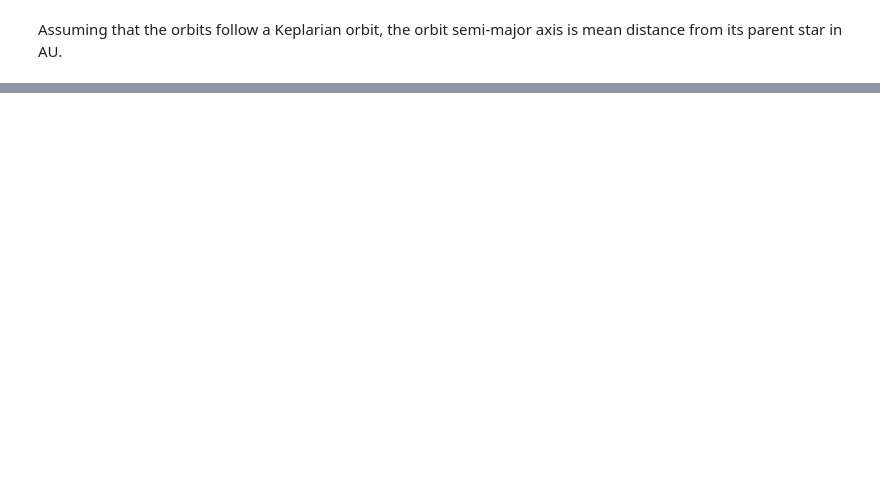
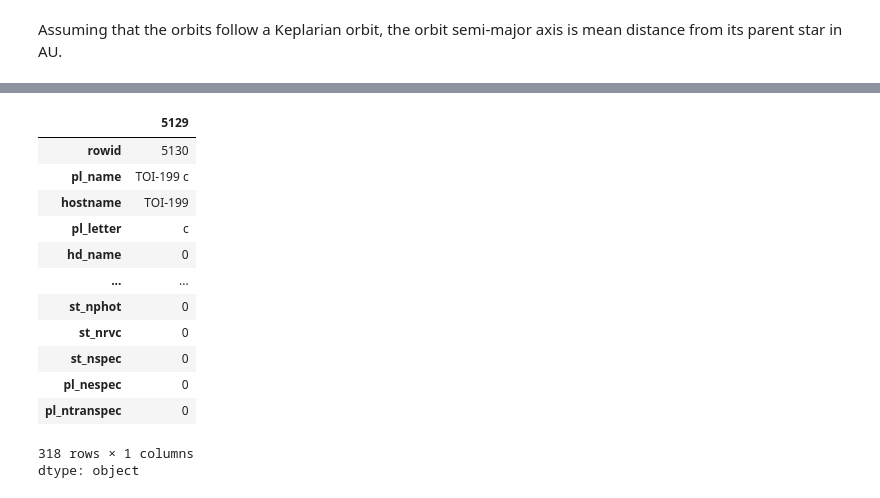
Before and after one commit to liamhall64/Habitable-Exomoons-2, a Jupyter notebook: Exomoon_Code_MK2_Cold_Gas_Giants.ipynb, the cells around one changed output, grey strips where cells are left out. Drawn from its saved outputs; the diff is of its cells as text; code cells hidden in the pictures; blank space fills up the shorter version.

```diff
--- a/Exomoon_Code_MK2_Cold_Gas_Giants.ipynb
+++ b/Exomoon_Code_MK2_Cold_Gas_Giants.ipynb
@@ -182,0 +194,18 @@ len(test)
+# %%
+TOI199c = archive.loc[5129]
+TOI199c
+# %% [output]
+|  | 5129 |
+| rowid | 5130 |
+| pl_name | TOI-199 c |
+| hostname | TOI-199 |
+| pl_letter | c |
+| hd_name | 0 |
+| ... | ... |
+| st_nphot | 0 |
+| st_nrvc | 0 |
+| st_nspec | 0 |
+| pl_nespec | 0 |
+| pl_ntranspec | 0 |
+318 rows × 1 columns
+dtype: object
```
Also changed, not shown: parts of 15 cells of this notebook.
